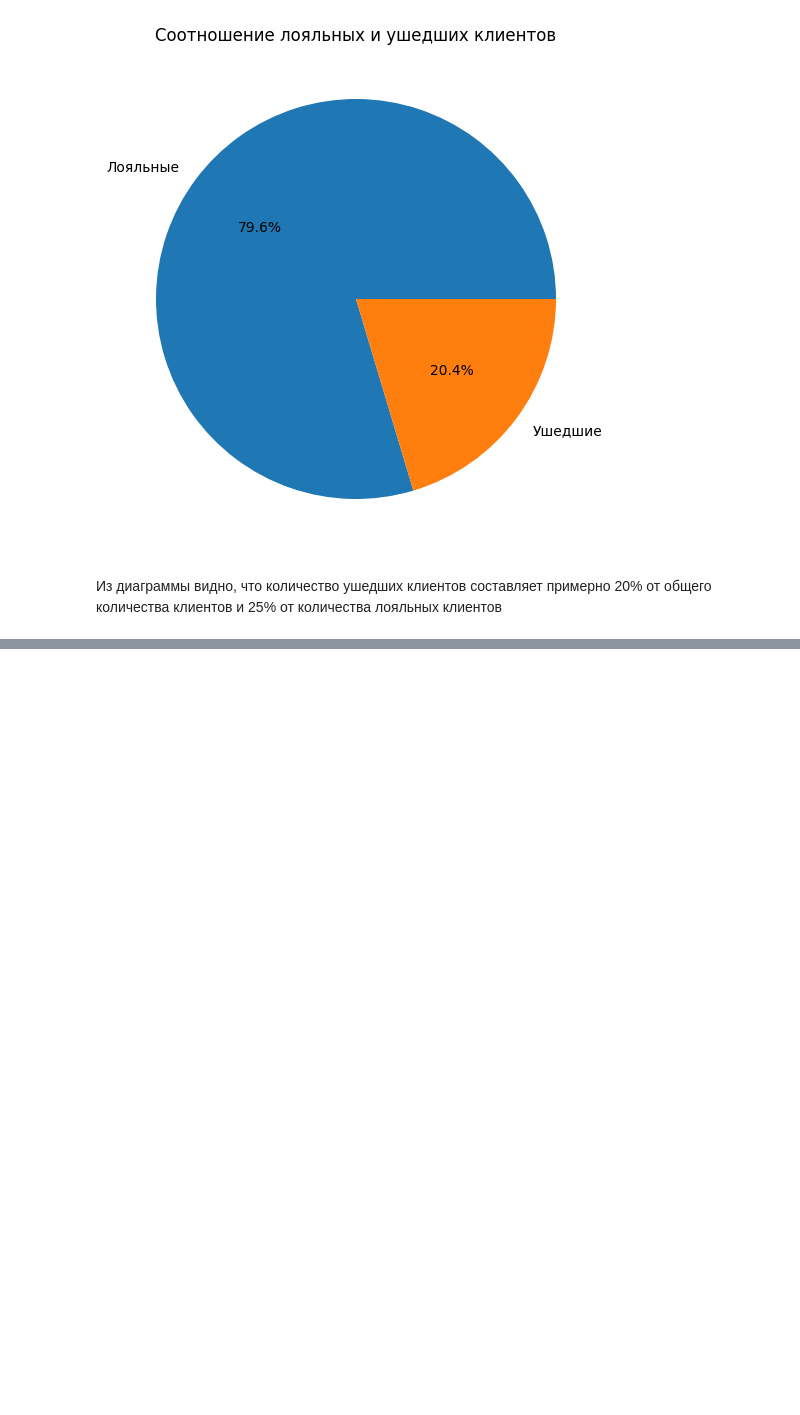
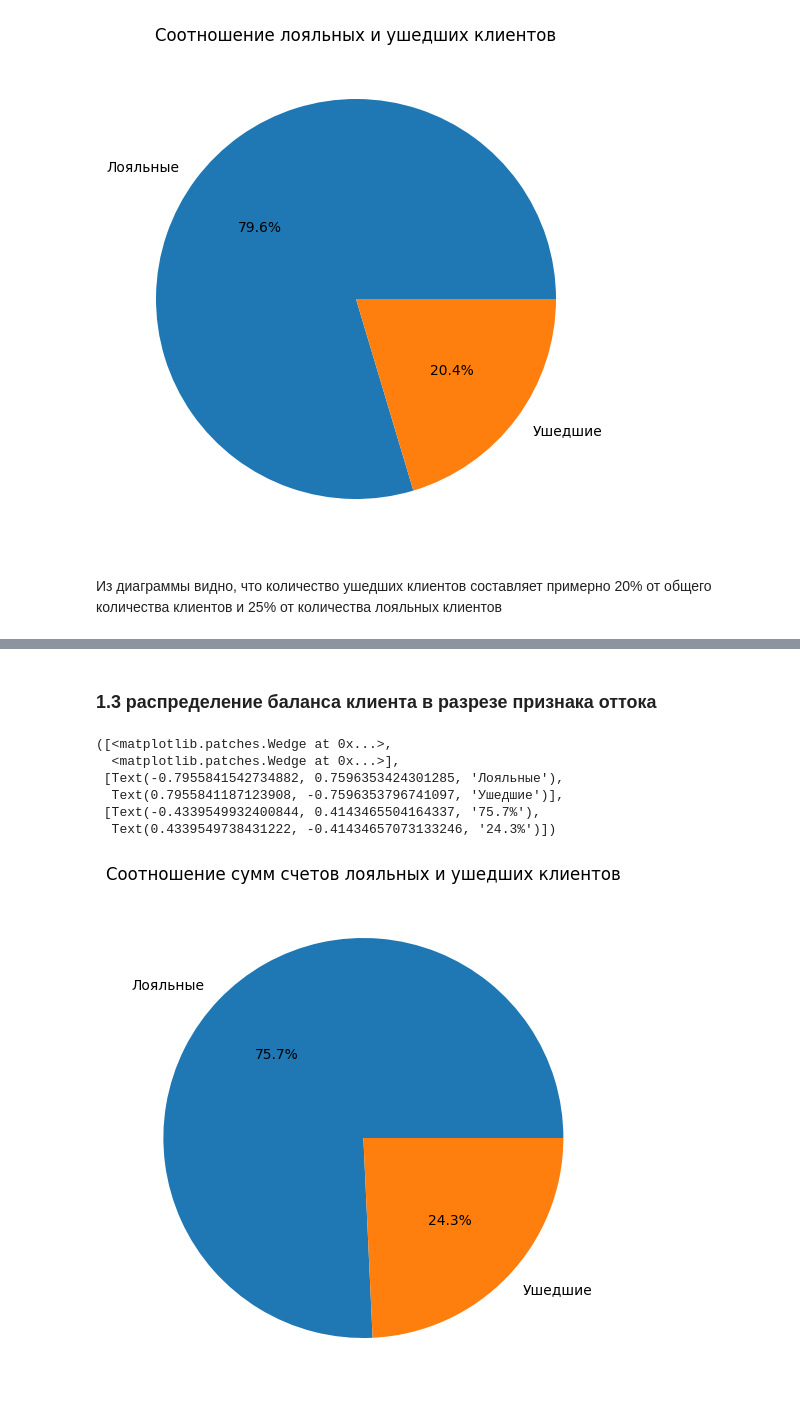
Before and after one commit to Umkasort/SF, a Jupyter notebook: Block1/PYTHON-13. Визуализация данных/13-9.ipynb, the cells around one changed output, grey strips where cells are left out. Saved outputs shown, nothing was run; the diff lists cells and outputs as text; code cells hidden in the pictures; blank space fills up the shorter version.

```diff
--- a/Block1/PYTHON-13. Визуализация данных/13-9.ipynb
+++ b/Block1/PYTHON-13. Визуализация данных/13-9.ipynb
@@ -62,0 +77,21 @@ display(churn_1_2.shape)
+# %% [markdown]
+### 1.3 распределение баланса клиента в разрезе признака оттока
+# %%
+churn_tmp=churn_data.copy()
+churn_tmp=churn_tmp.groupby(by='Exited',as_index=False)['Balance'].sum()
+churn_tmp.rename(index={1:'Ушедшие',0:'Лояльные'},inplace=True)
+fig=plt.figure(figsize=(5,5))
+axes=fig.add_axes([0,0,1,1])
+axes.set_title('Соотношение сумм счетов лояльных и ушедших клиентов')
+axes.pie(
+    churn_tmp['Balance'],
+    labels=churn_tmp.index,
+    autopct='%.1f%%')
+# %% [output]
+([<matplotlib.patches.Wedge at 0x...>,
+  <matplotlib.patches.Wedge at 0x...>],
+ [Text(-0.7955841542734882, 0.7596353424301285, 'Лояльные'),
+  Text(0.7955841187123908, -0.7596353796741097, 'Ушедшие')],
+ [Text(-0.4339549932400844, 0.4143465504164337, '75.7%'),
+  Text(0.4339549738431222, -0.41434657073133246, '24.3%')])
+[figure, added]
```
Also changed, not shown: parts of 29 cells of this notebook, 1 other file.
